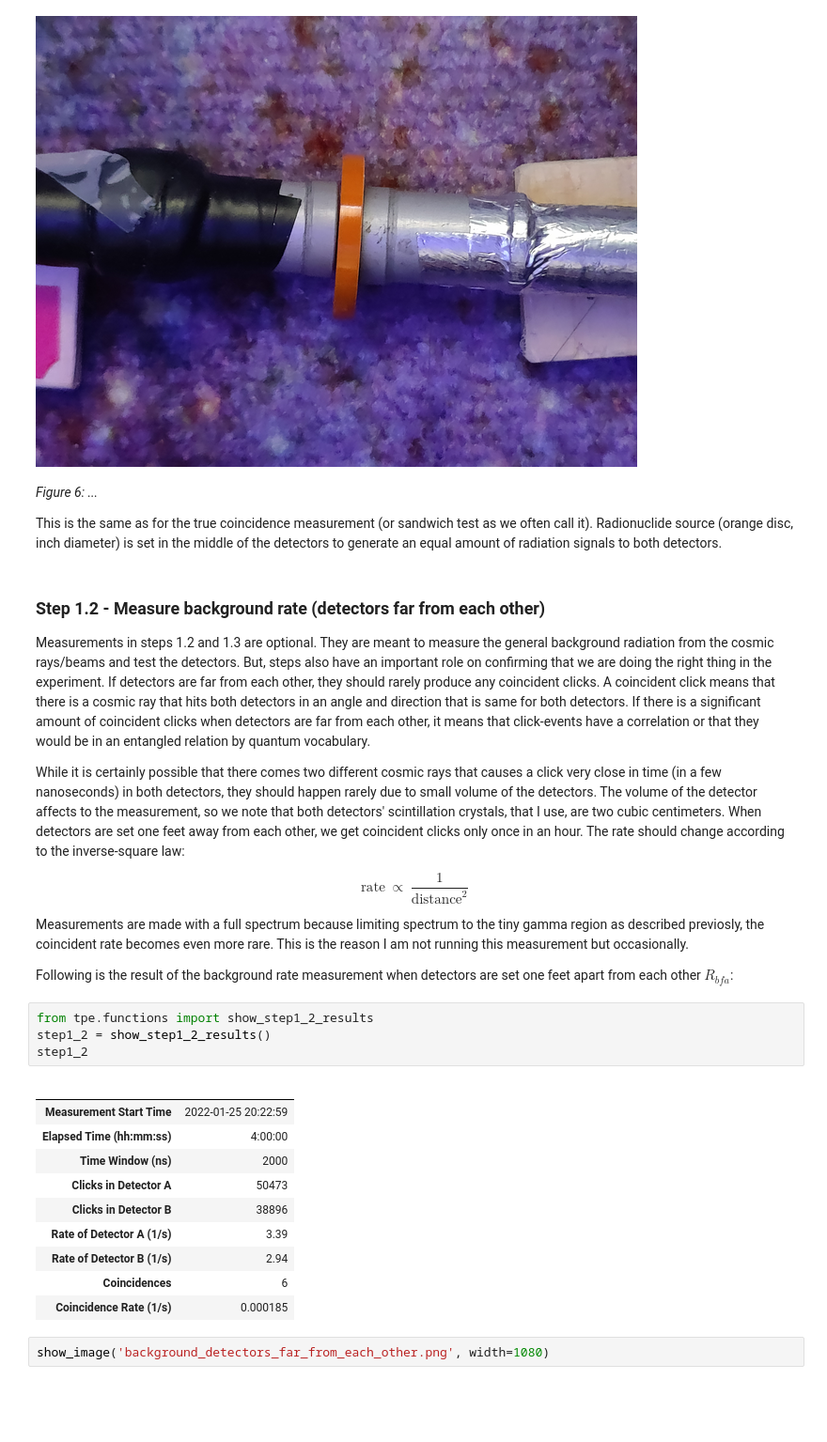
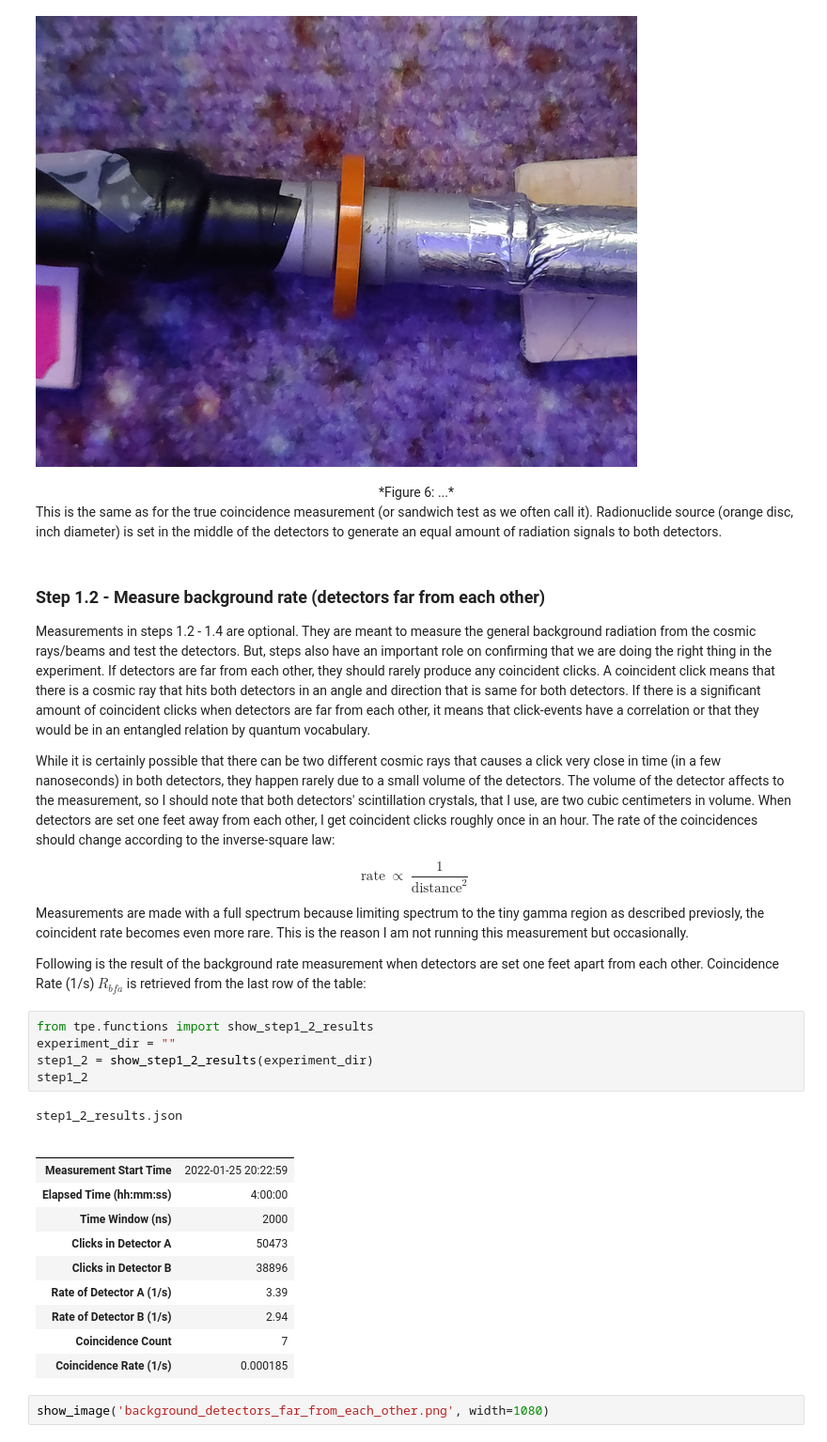
Before and after one commit to markomanninen/tandempiercerexperiment, a Jupyter notebook: report_template/report_template.ipynb, the cells around one changed output. Shown at 94% size. Cells and saved outputs as stored; diff of their text form; blank space fills up the shorter version.

```diff
--- a/report_template/report_template.ipynb
+++ b/report_template/report_template.ipynb
@@ -195,15 +200,15 @@ show_image('true_coincidence_setup.jpg', width=image_width)
 # %% [output]
 [figure]
 # %% [markdown]
-*Figure 6: ...*
+<center>*Figure 6: ...*</center>
 
 This is the same as for the true coincidence measurement (or sandwich test as we often call it). Radionuclide source (orange disc, inch diameter) is set in the middle of the detectors to generate an equal amount of radiation signals to both detectors.
 # %% [markdown]
 ### Step 1.2 - Measure background rate (detectors far from each other)
 
-Measurements in steps 1.2 and 1.3 are optional. They are meant to measure the general background radiation from the cosmic rays/beams and test the detectors. But, steps also have an important role on confirming that we are doing the right thing in the experiment. If detectors are far from each other, they should rarely produce any coincident clicks. A coincident click means that there is a cosmic ray that hits both detectors in an angle and direction that is same for both detectors. If there is a significant amount of coincident clicks when detectors are far from each other, it means that click-events have a correlation or that they would be in an entangled relation by quantum vocabulary.
+Measurements in steps 1.2 - 1.4 are optional. They are meant to measure the general background radiation from the cosmic rays/beams and test the detectors. But, steps also have an important role on confirming that we are doing the right thing in the experiment. If detectors are far from each other, they should rarely produce any coincident clicks. A coincident click means that there is a cosmic ray that hits both detectors in an angle and direction that is same for both detectors. If there is a significant amount of coincident clicks when detectors are far from each other, it means that click-events have a correlation or that they would be in an entangled relation by quantum vocabulary.
 
-While it is certainly possible that there comes two different cosmic rays that causes a click very close in time (in a few nanoseconds) in both detectors, they should happen rarely due to small volume of the detectors. The volume of the detector affects to the measurement, so we note that both detectors' scintillation crystals, that I use, are two cubic centimeters. When detectors are set one feet away from each other, we get coincident clicks only once in an hour. The rate should change according to the inverse-square law:
+While it is certainly possible that there can be two different cosmic rays that causes a click very close in time (in a few nanoseconds) in both detectors, they happen rarely due to a small volume of the detectors. The volume of the detector affects to the measurement, so I should note that both detectors' scintillation crystals, that I use, are two cubic centimeters in volume. When detectors are set one feet away from each other, I get coincident clicks roughly once in an hour. The rate of the coincidences should change according to the inverse-square law:
 
 \begin{equation}
 \text{rate} \ \propto \ \frac{1}{\text{distance}^2} \
@@ -211,22 +216,24 @@ While it is certainly possible that there comes two different cosmic rays that c
 
 Measurements are made with a full spectrum because limiting spectrum to the tiny gamma region as described previosly, the coincident rate becomes even more rare. This is the reason I am not running this measurement but occasionally.
 
-Following is the result of the background rate measurement when detectors are set one feet apart from each other $R_{bfa}$:
+Following is the result of the background rate measurement when detectors are set one feet apart from each other. Coincidence Rate (1/s) $R_{bfa}$ is retrieved from the last row of the table:
 # %%
 from tpe.functions import show_step1_2_results
-step1_2 = show_step1_2_results()
+experiment_dir = ""
+step1_2 = show_step1_2_results(experiment_dir)
 step1_2
 # %% [output]
+step1_2_results.json
 |  |  |
 |  |  |
 | Measurement Start Time | 2022-01-25 20:22:59 |
 | Elapsed Time (hh:mm:ss) | 4:00:00 |
 | Time Window (ns) | 2000 |
 | Clicks in Detector A | 50473 |
 | Clicks in Detector B | 38896 |
 | Rate of Detector A (1/s) | 3.39 |
 | Rate of Detector B (1/s) | 2.94 |
-| Coincidences | 6 |
+| Coincidence Count | 7 |
 | Coincidence Rate (1/s) | 0.000185 |
 # %%
 show_image('background_detectors_far_from_each_other.png', width=1080)
```
Also changed, not shown: parts of 49 cells of this notebook.
